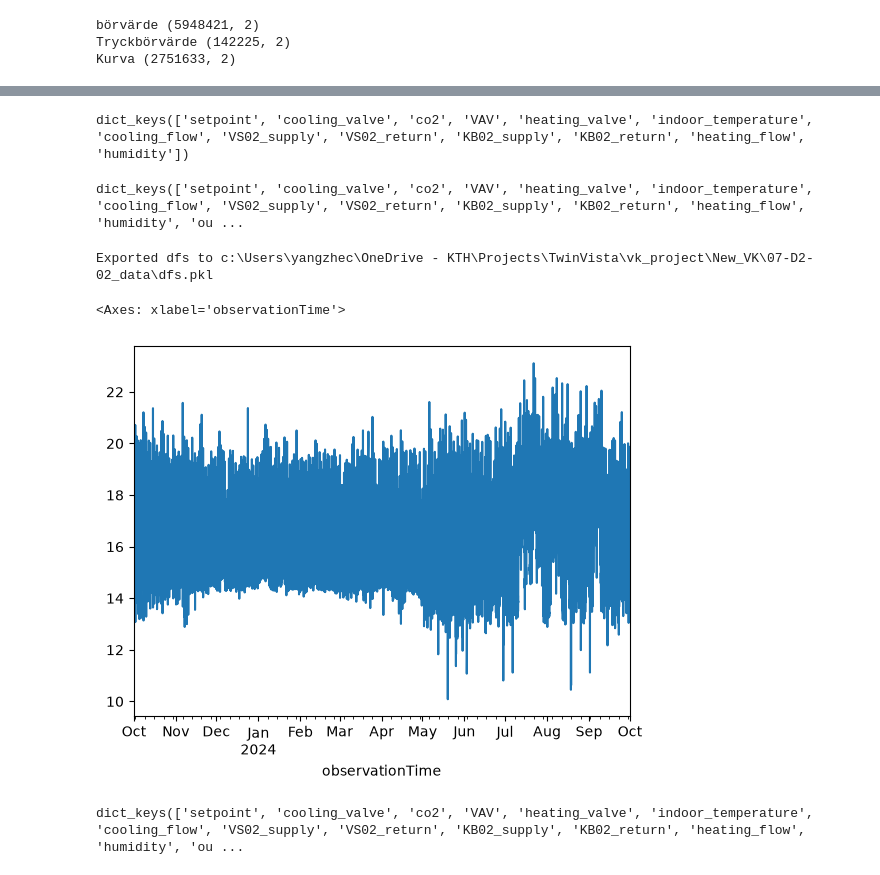
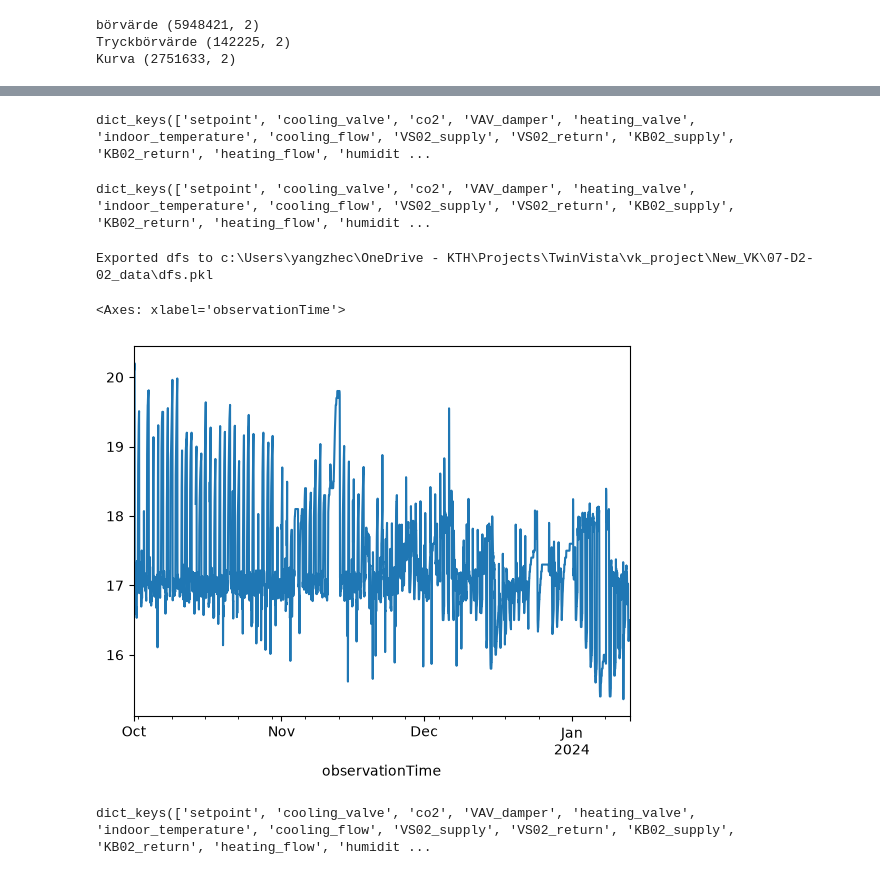
Before and after one commit to KrisCHEN8/New_VK, a Jupyter notebook: data_preprocessing.ipynb, the cells around one changed output, grey strips where cells are left out. Saved outputs shown, nothing was run; the diff lists cells and outputs as text; code cells hidden in the pictures.

```diff
--- a/data_preprocessing.ipynb
+++ b/data_preprocessing.ipynb
@@ -80,6 +66,12 @@ for key, d in dfs.items():
 börvärde (5948421, 2)
 Tryckbörvärde (142225, 2)
 Kurva (2751633, 2)
+# %%
+df = df_sensors[df_sensors['popularName'].str.contains(r'(?=.*LB0101)(?=.*GT11 Tillluftstemperatur)', na=False, regex=True)]
+name = df[['popularName', 'deviceMeasurementUnit']]
+AHU_id = df['id'].values
+
+# display(name)
 # %%
 df = df_sensors[df_sensors['popularName'].str.contains(r'(?=.*VS02)(?=.*temperatur)', na=False, regex=True)]
 name = df[['popularName', 'deviceMeasurementUnit']]
@@ -119,7 +111,7 @@ sensor_meta = (
     .reset_index(drop=True)
 )
 
-sensor_id = pd.unique(np.concatenate([sensor_id, KB02_id, VS02_id, heating_flow_id, cooling_flow_id]))
+sensor_id = pd.unique(np.concatenate([sensor_id, KB02_id, VS02_id, heating_flow_id, cooling_flow_id, AHU_id]))
 
 sensor_meta = (
     df_sensors.loc[
@@ -286,18 +280,19 @@ rename_map = {
     'Värmeställdon': 'heating_valve',
     'Rumstemperatur': 'indoor_temperature',
     'fukt': 'humidity',
+    'Tillluftstemperatur': 'AHU_supply_temperature'
 }
 dfs = {rename_map.get(k, k): v for k, v in dfs.items()}
 print(dfs.keys())
 # %% [output]
-dict_keys(['setpoint', 'cooling_valve', 'co2', 'VAV', 'heating_valve', 'indoor_temperature', 'cooling_flow', 'VS02_supply', 'VS02_return', 'KB02_supply', 'KB02_return', 'heating_flow', 'humidity'])
+dict_keys(['setpoint', 'cooling_valve', 'co2', 'VAV_damper', 'heating_valve', 'indoor_temperature', 'cooling_flow', 'VS02_supply', 'VS02_return', 'KB02_supply', 'KB02_return', 'heating_flow', 'humidit ...
 # %%
 dfs['outdoor_temperature'] = df_T_out
 dfs['solar_radiation'] = df_solar
 # %%
 print(dfs.keys())
 # %% [output]
-dict_keys(['setpoint', 'cooling_valve', 'co2', 'VAV', 'heating_valve', 'indoor_temperature', 'cooling_flow', 'VS02_supply', 'VS02_return', 'KB02_supply', 'KB02_return', 'heating_flow', 'humidity', 'ou ...
+dict_keys(['setpoint', 'cooling_valve', 'co2', 'VAV_damper', 'heating_valve', 'indoor_temperature', 'cooling_flow', 'VS02_supply', 'VS02_return', 'KB02_supply', 'KB02_return', 'heating_flow', 'humidit ...
 # %%
 start_date = '2023-10-01 00:00:00'
 end_date = '2024-10-01 00:00:00'
@@ -404,11 +399,11 @@ Exported dfs to c:\Users\yangzhec\OneDrive - KTH\Projects\TwinVista\vk_project\N
 # ax.set_title('Humidity vs. indoor temperature')
 # plt.show()
 # %%
-dfs['KB02_supply']['value'].plot()
+dfs['AHU_supply_temperature']['value'][0:5000].plot()
 # %% [output]
 <Axes: xlabel='observationTime'>
-[figure, old version]
+[figure, new version]
 # %%
 print(dfs.keys())
 # %% [output]
-dict_keys(['setpoint', 'cooling_valve', 'co2', 'VAV', 'heating_valve', 'indoor_temperature', 'cooling_flow', 'VS02_supply', 'VS02_return', 'KB02_supply', 'KB02_return', 'heating_flow', 'humidity', 'ou ...
+dict_keys(['setpoint', 'cooling_valve', 'co2', 'VAV_damper', 'heating_valve', 'indoor_temperature', 'cooling_flow', 'VS02_supply', 'VS02_return', 'KB02_supply', 'KB02_return', 'heating_flow', 'humidit ...
```
Also changed, not shown: parts of 2 cells of this notebook, 2 other files.
